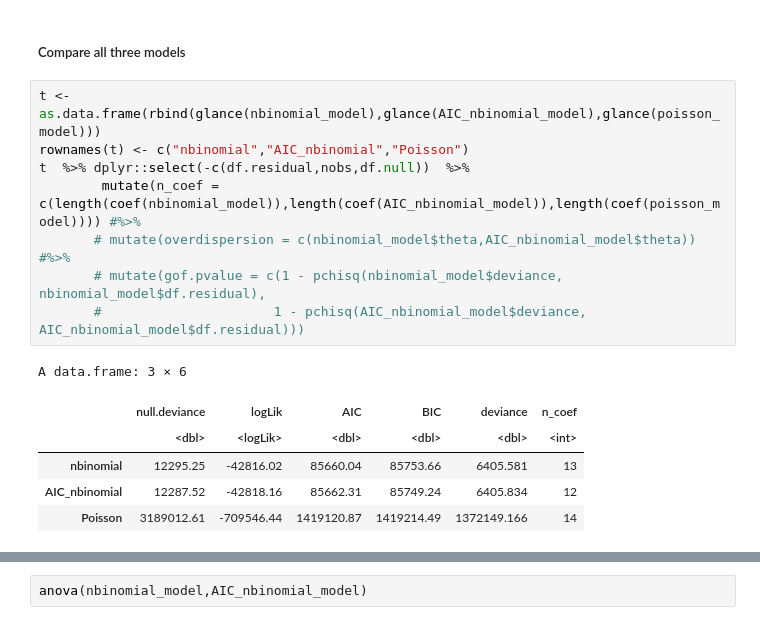
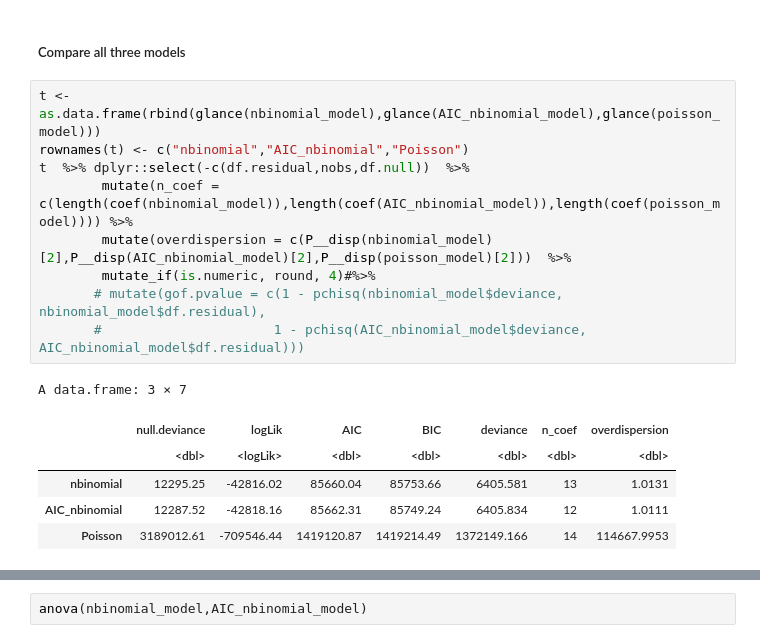
Before and after one commit to xiaohu1122/538A_project, a Jupyter notebook: 538A_Final_Project.ipynb, the cells around one changed output, grey strips where cells are left out. Saved outputs shown, nothing was run; the diff lists cells and outputs as text.

```diff
--- a/538A_Final_Project.ipynb
+++ b/538A_Final_Project.ipynb
@@ -454,15 +461,16 @@ There is still a funnel-shape pattern in the residual plot, but it has a great i
 # %%
 t <- as.data.frame(rbind(glance(nbinomial_model),glance(AIC_nbinomial_model),glance(poisson_model)))
 rownames(t) <- c("nbinomial","AIC_nbinomial","Poisson")
 t  %>% dplyr::select(-c(df.residual,nobs,df.null))  %>%
-        mutate(n_coef = c(length(coef(nbinomial_model)),length(coef(AIC_nbinomial_model)),length(coef(poisson_model)))) #%>%
-       # mutate(overdispersion = c(nbinomial_model$theta,AIC_nbinomial_model$theta)) #%>%
+        mutate(n_coef = c(length(coef(nbinomial_model)),length(coef(AIC_nbinomial_model)),length(coef(poisson_model)))) %>%
+        mutate(overdispersion = c(P__disp(nbinomial_model)[2],P__disp(AIC_nbinomial_model)[2],P__disp(poisson_model)[2]))  %>%
+        mutate_if(is.numeric, round, 4)#%>%
        # mutate(gof.pvalue = c(1 - pchisq(nbinomial_model$deviance, nbinomial_model$df.residual),
        #                      1 - pchisq(AIC_nbinomial_model$deviance, AIC_nbinomial_model$df.residual)))
 # %% [output]
-A data.frame: 3 × 6
+A data.frame: 3 × 7
-|  | null.deviance | logLik | AIC | BIC | deviance | n_coef |
-|  | <dbl> | <logLik> | <dbl> | <dbl> | <dbl> | <int> |
-| nbinomial | 12295.25 | -42816.02 | 85660.04 | 85753.66 | 6405.581 | 13 |
-| AIC_nbinomial | 12287.52 | -42818.16 | 85662.31 | 85749.24 | 6405.834 | 12 |
-| Poisson | 3189012.61 | -709546.44 | 1419120.87 | 1419214.49 | 1372149.166 | 14 |
+|  | null.deviance | logLik | AIC | BIC | deviance | n_coef | overdispersion |
+|  | <dbl> | <logLik> | <dbl> | <dbl> | <dbl> | <dbl> | <dbl> |
+| nbinomial | 12295.25 | -42816.02 | 85660.04 | 85753.66 | 6405.581 | 13 | 1.0131 |
+| AIC_nbinomial | 12287.52 | -42818.16 | 85662.31 | 85749.24 | 6405.834 | 12 | 1.0111 |
+| Poisson | 3189012.61 | -709546.44 | 1419120.87 | 1419214.49 | 1372149.166 | 14 | 114667.9953 |
```
Also changed, not shown: parts of 11 cells of this notebook.
